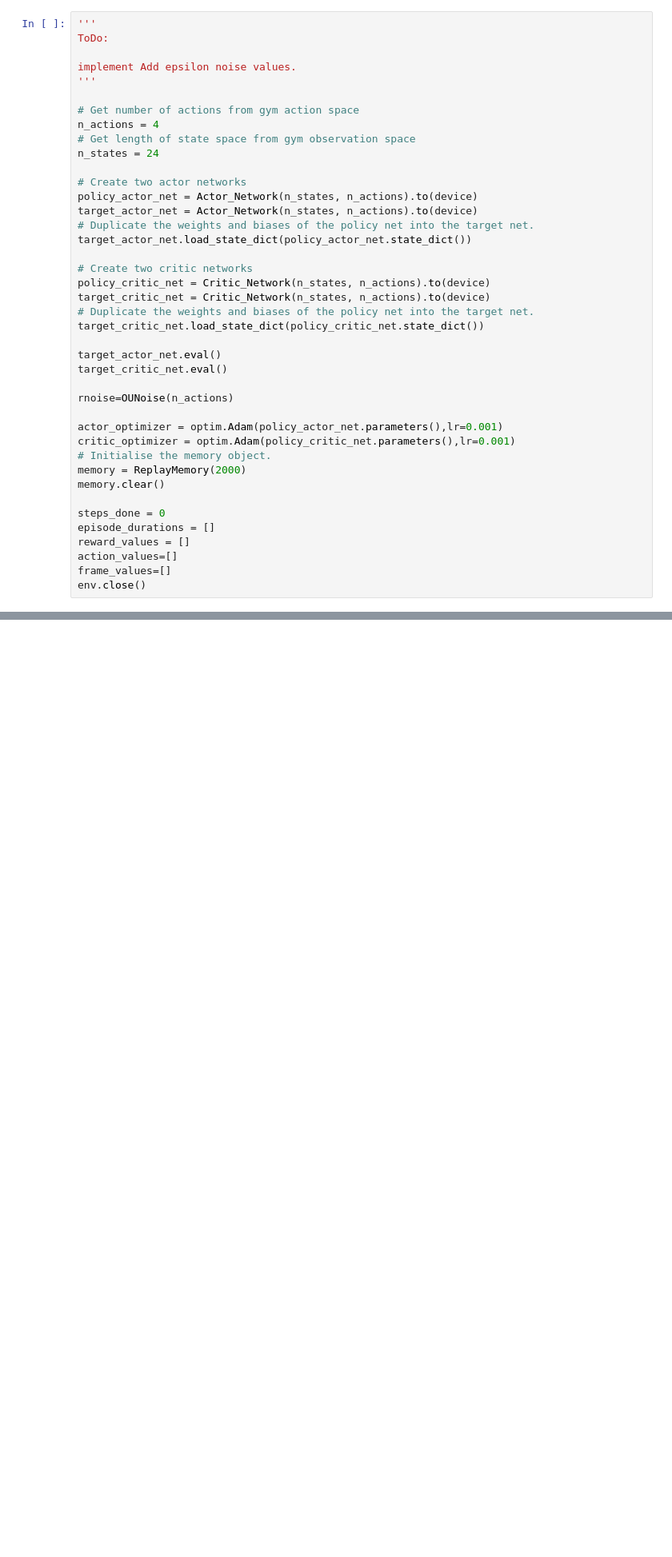
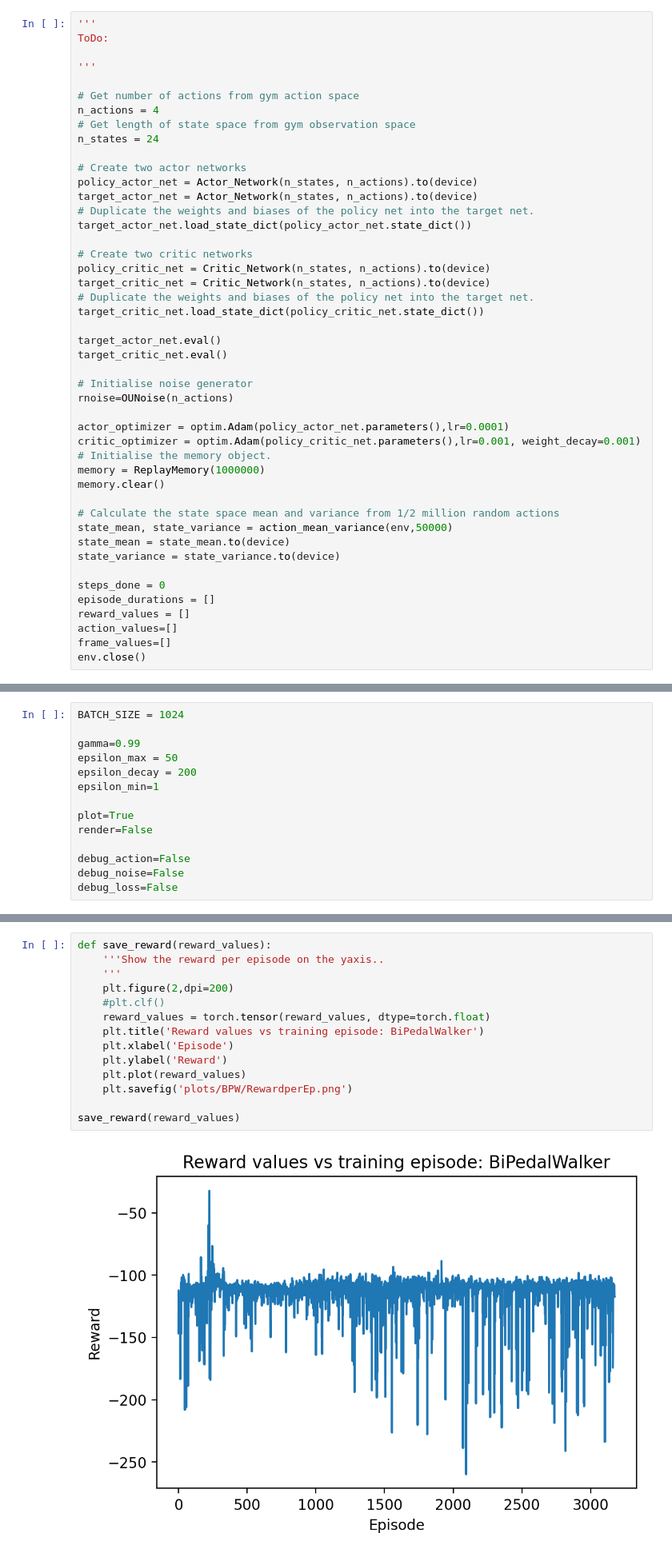
Before and after one commit to dabiged/RLPlayground, a Jupyter notebook: DDPG/BipedalWalker.ipynb, the cells around one changed output, grey strips where cells are left out. Shown at 80% size. Cells and saved outputs as stored; diff of their text form; blank space fills up the shorter version.

```diff
--- a/DDPG/BipedalWalker.ipynb
+++ b/DDPG/BipedalWalker.ipynb
@@ -260,7 +363,6 @@ class OUNoise:
 '''
 ToDo:
 
-implement Add epsilon noise values.
 '''
 
 # Get number of actions from gym action space
@@ -283,13 +385,19 @@ target_critic_net.load_state_dict(policy_critic_net.state_dict())
 target_actor_net.eval()
 target_critic_net.eval()
 
+# Initialise noise generator
 rnoise=OUNoise(n_actions)
 
-actor_optimizer = optim.Adam(policy_actor_net.parameters(),lr=0.001)
-critic_optimizer = optim.Adam(policy_critic_net.parameters(),lr=0.001)
+actor_optimizer = optim.Adam(policy_actor_net.parameters(),lr=0.0001)
+critic_optimizer = optim.Adam(policy_critic_net.parameters(),lr=0.001, weight_decay=0.001)
 # Initialise the memory object.
-memory = ReplayMemory(2000)
+memory = ReplayMemory(1000000)
 memory.clear()
+
+# Calculate the state space mean and variance from 1/2 million random actions
+state_mean, state_variance = action_mean_variance(env,50000)
+state_mean = state_mean.to(device)
+state_variance = state_variance.to(device)
 
 steps_done = 0
 episode_durations = []
@@ -311,0 +410,14 @@ TARGET_UPDATE = 10
+# %%
+BATCH_SIZE = 1024
+
+gamma=0.99
+epsilon_max = 50
+epsilon_decay = 200
+epsilon_min=1
+
+plot=True
+render=False
+
+debug_action=False
+debug_noise=False
+debug_loss=False
@@ -388,3 +489,19 @@ plot_reward(reward_values)
+# %%
+def save_reward(reward_values):
+    '''Show the reward per episode on the yaxis..
+    '''
+    plt.figure(2,dpi=200)
+    #plt.clf()
+    reward_values = torch.tensor(reward_values, dtype=torch.float)
+    plt.title('Reward values vs training episode: BiPedalWalker')
+    plt.xlabel('Episode')
+    plt.ylabel('Reward')
+    plt.plot(reward_values)
+    plt.savefig('plots/BPW/RewardperEp.png')
+
+save_reward(reward_values)
+# %% [output]
+[figure, added]
 # %%
 env.close()
 # %%
```
Also changed, not shown: parts of 17 cells of this notebook, 4 other files.
